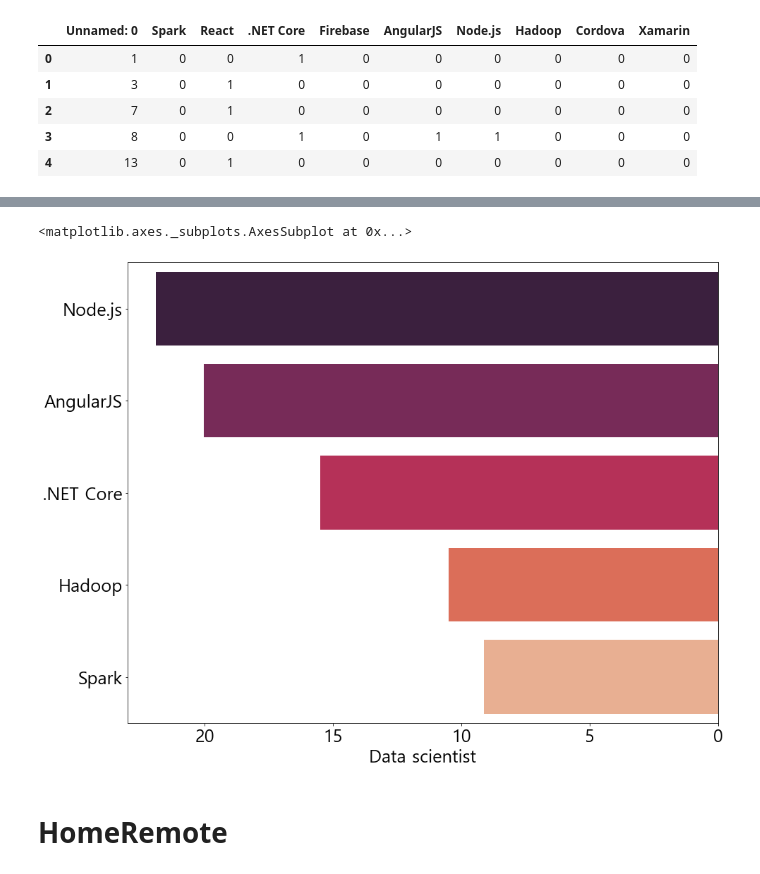
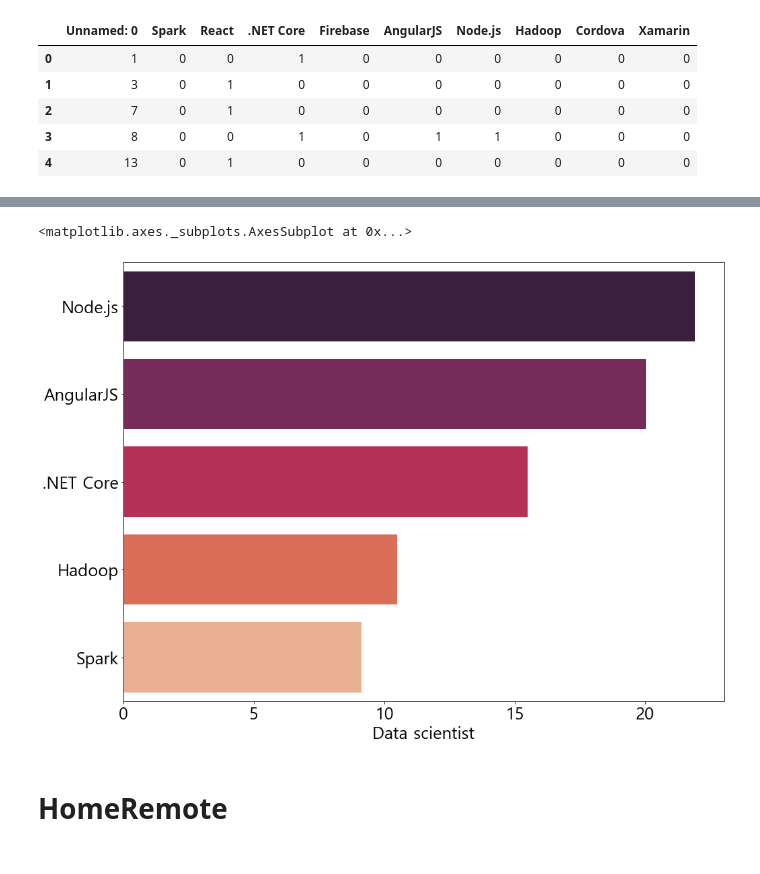
Before and after one commit to ydy1412/Acorn_flask, a Jupyter notebook: EDA/DeveloperType.ipynb, the cells around one changed output, grey strips where cells are left out. Cells and saved outputs as stored; diff of their text form; code cells hidden in the pictures.

```diff
--- a/EDA/DeveloperType.ipynb
+++ b/EDA/DeveloperType.ipynb
@@ -469,13 +450,12 @@ fig
 # %%
 HWF_DT_Per_Top5 = HWF_DT_Per.sort_values(by=["Data scientist"] , ascending=False).head(5)
 plt.figure(figsize=(16,12))
 fig = sns.barplot('Data scientist',HWF_DT_Per_Top5.index,data=HWF_DT_Per_Top5,palette="rocket")
-fig.invert_xaxis()
 fig.get_figure().savefig('../Test_app/static/img/developerType/Datab_HaveWorkedFramework.png', dpi=300)
 fig
 # %% [output]
 <matplotlib.axes._subplots.AxesSubplot at 0x...>
-[figure, old version]
+[figure, new version]
 # %% [markdown]
 # HomeRemote
 # %% [markdown]
```
Also changed, not shown: parts of 20 cells of this notebook, 22 other files.
